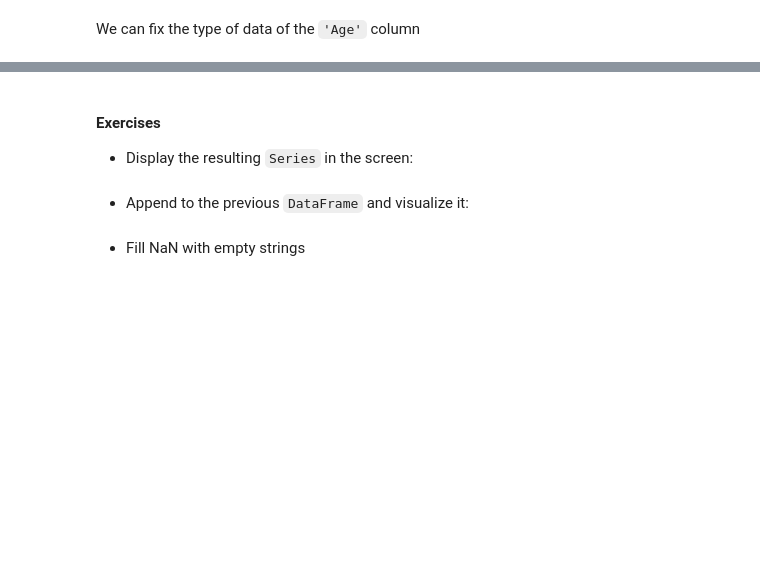
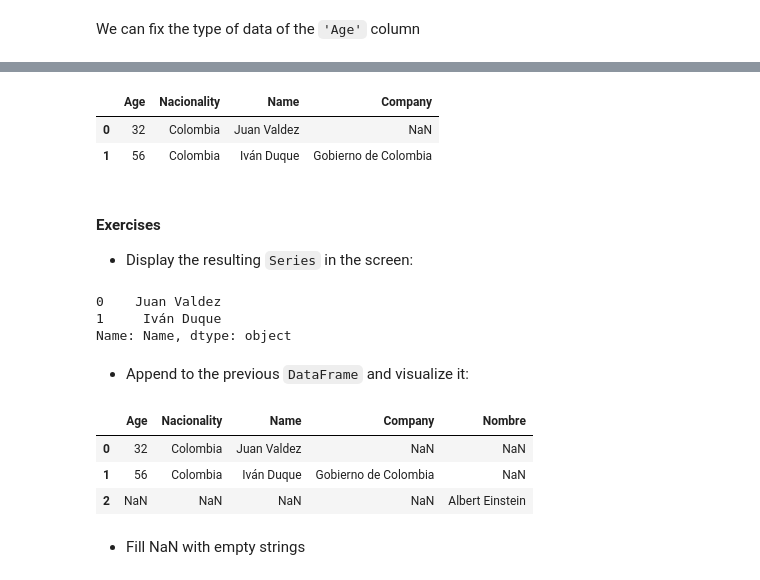
Before and after one commit to restrepo/ComputationalMethods, a Jupyter notebook: material/Pandas.ipynb, the cells around one changed output, grey strips where cells are left out. Drawn from its saved outputs; the diff is of its cells as text; code cells hidden in the pictures; blank space fills up the shorter version.

```diff
--- a/material/Pandas.ipynb
+++ b/material/Pandas.ipynb
@@ -351,7 +371,28 @@ UdeA
+# %%
+df=df.append(d,ignore_index=True)
+df
+# %% [output]
+|  | Age | Nacionality | Name | Company |
+| 0 | 32 | Colombia | Juan Valdez | NaN |
+| 1 | 56 | Colombia | Iván Duque | Gobierno de Colombia |
 # %% [markdown]
 #### Exercises
 * Display the resulting `Series` in the screen:
+# %%
+df.Name
+# %% [output]
+0    Juan Valdez
+1     Iván Duque
+Name: Name, dtype: object
 # %% [markdown]
 * Append to the previous `DataFrame` and visualize it:
+# %%
+df=df.append( {'Name':'Albert Einstein'},ignore_index=True )
+df
+# %% [output]
+|  | Age | Nacionality | Name | Company | Nombre |
+| 0 | 32 | Colombia | Juan Valdez | NaN | NaN |
+| 1 | 56 | Colombia | Iván Duque | Gobierno de Colombia | NaN |
+| 2 | NaN | NaN | NaN | NaN | Albert Einstein |
 # %% [markdown]
 * Fill NaN with empty strings
```
Also changed, not shown: parts of 13 cells of this notebook.
